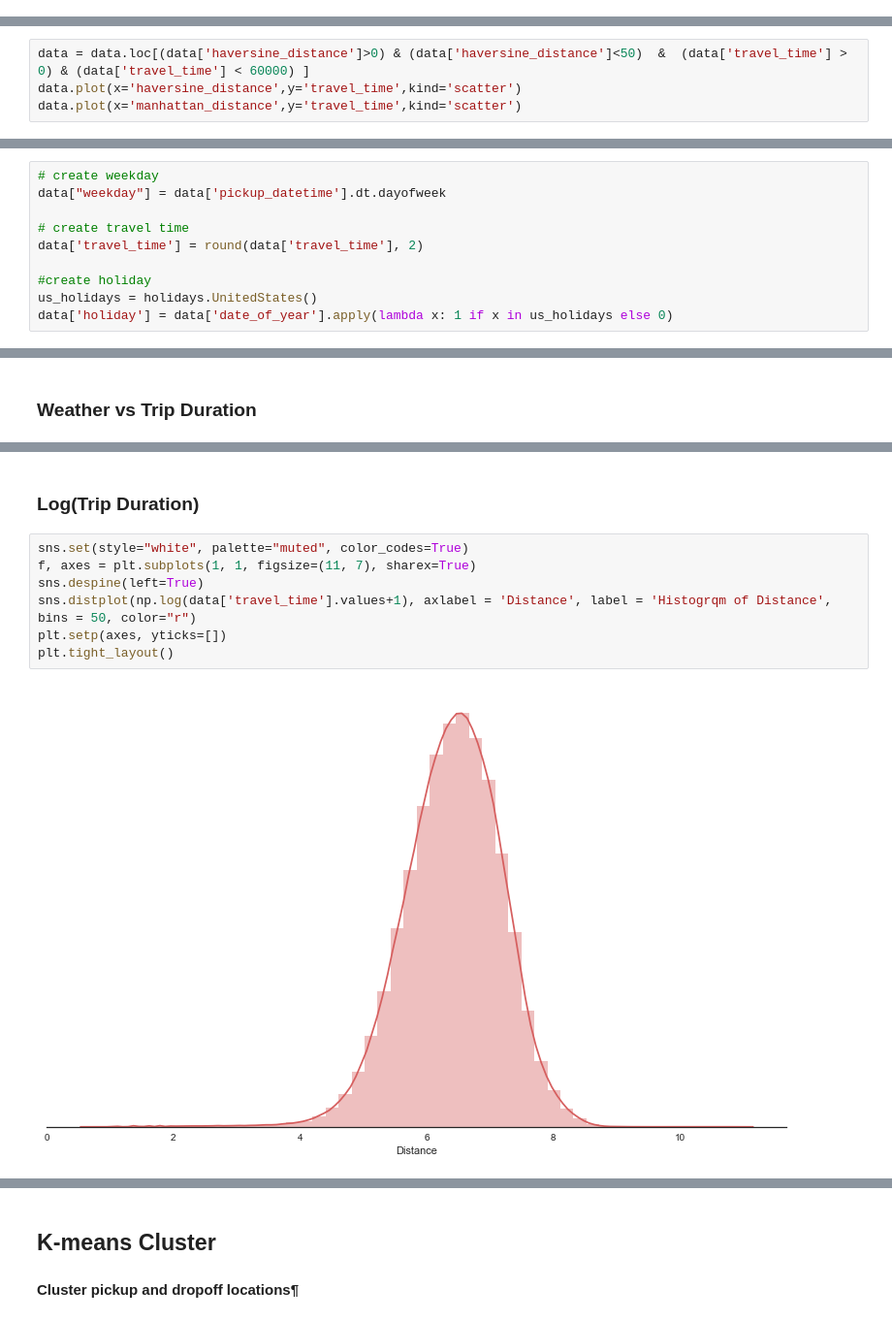
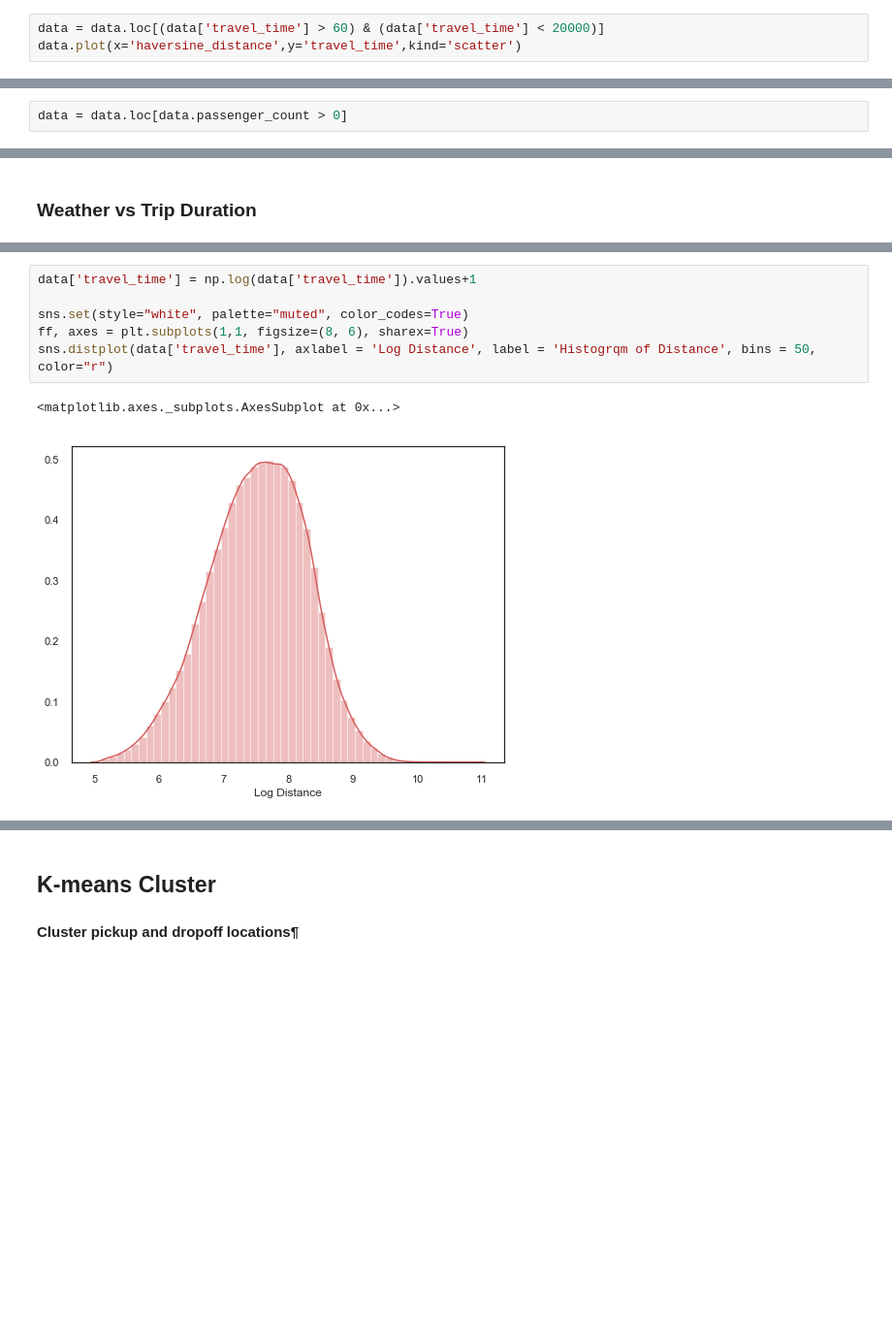
Before and after one commit to Jay4869/NYC-Taxi-FHV-Project, a Jupyter notebook: NYC Taxi & FHV Project.ipynb, the cells around one changed output, grey strips where cells are left out. Shown at 97% size. Cells and saved outputs as stored; diff of their text form; blank space fills up the shorter version.

```diff
--- a/NYC Taxi & FHV Project.ipynb
+++ b/NYC Taxi & FHV Project.ipynb
@@ -130,0 +164,3 @@ After converting int and float memory usage:  90.54 MB
+# %%
+data = data.loc[(data['travel_time'] > 60) & (data['travel_time'] < 20000)]
+data.plot(x='haversine_distance',y='travel_time',kind='scatter')
@@ -130,0 +182,2 @@ After converting int and float memory usage:  90.54 MB
+# %%
+data = data.loc[data.passenger_count > 0]
@@ -175,4 +202,0 @@ data.plot(x='manhattan_distance',y='travel_time',kind='scatter')
-# %%
-data = data.loc[(data['haversine_distance']>0) & (data['haversine_distance']<50)  &  (data['travel_time'] > 0) & (data['travel_time'] < 60000) ]
-data.plot(x='haversine_distance',y='travel_time',kind='scatter')
-data.plot(x='manhattan_distance',y='travel_time',kind='scatter')
@@ -183,15 +203,5 @@ data.plot(x='manhattan_distance',y='travel_time',kind='scatter')
 # %% [markdown]
 ### Trip Duration vs Hours, Day of Week and Month
-# %%
-# create weekday
-data["weekday"] = data['pickup_datetime'].dt.dayofweek
-
-# create travel time
-data['travel_time'] = round(data['travel_time'], 2)
-
-#create holiday
-us_holidays = holidays.UnitedStates()
-data['holiday'] = data['date_of_year'].apply(lambda x: 1 if x in us_holidays else 0)
 # %% [markdown]
 #### Hourly Duration
 # %%
@@ -388,11 +324,9 @@ plt.tight_layout()
-# %% [markdown]
-### Log(Trip Duration)
 # %%
+data['travel_time'] = np.log(data['travel_time']).values+1
+
 sns.set(style="white", palette="muted", color_codes=True)
-f, axes = plt.subplots(1, 1, figsize=(11, 7), sharex=True)
-sns.despine(left=True)
-sns.distplot(np.log(data['travel_time'].values+1), axlabel = 'Distance', label = 'Histogrqm of Distance', bins = 50, color="r")
-plt.setp(axes, yticks=[])
-plt.tight_layout()
+ff, axes = plt.subplots(1,1, figsize=(8, 6), sharex=True)
+sns.distplot(data['travel_time'], axlabel = 'Log Distance', label = 'Histogrqm of Distance', bins = 50, color="r")
 # %% [output]
+<matplotlib.axes._subplots.AxesSubplot at 0x...>
-[figure, old version]
+[figure, new version]
```
Also changed, not shown: parts of 87 cells of this notebook.
